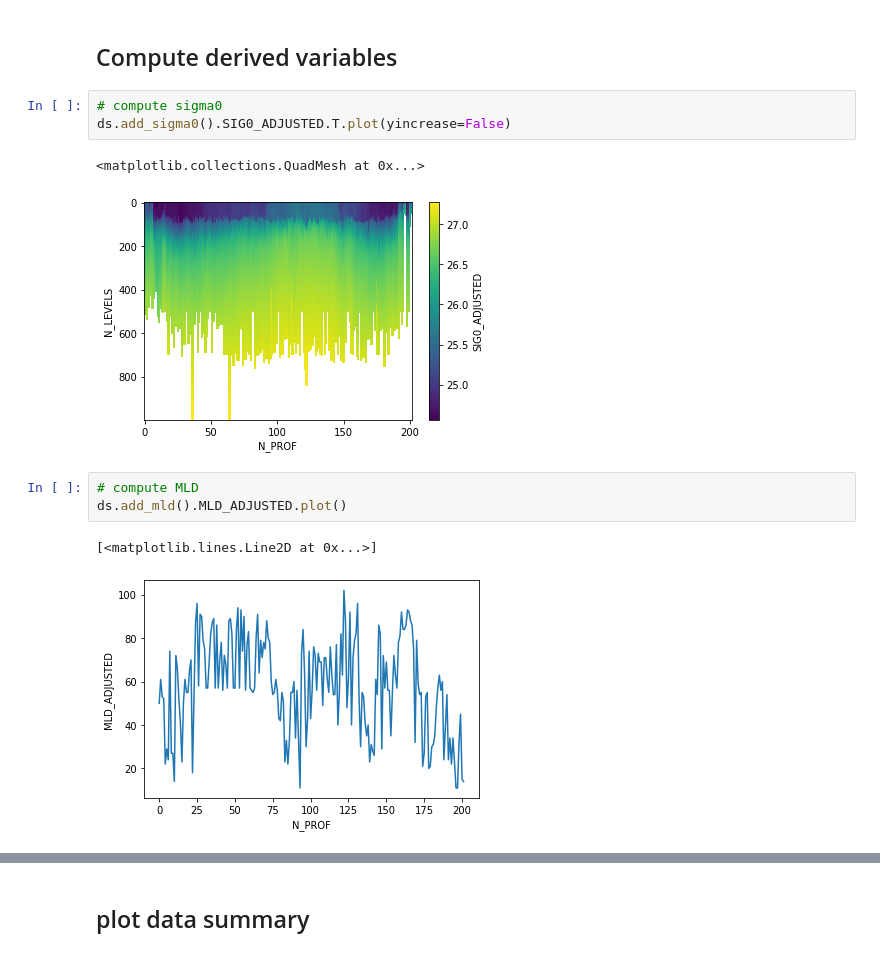
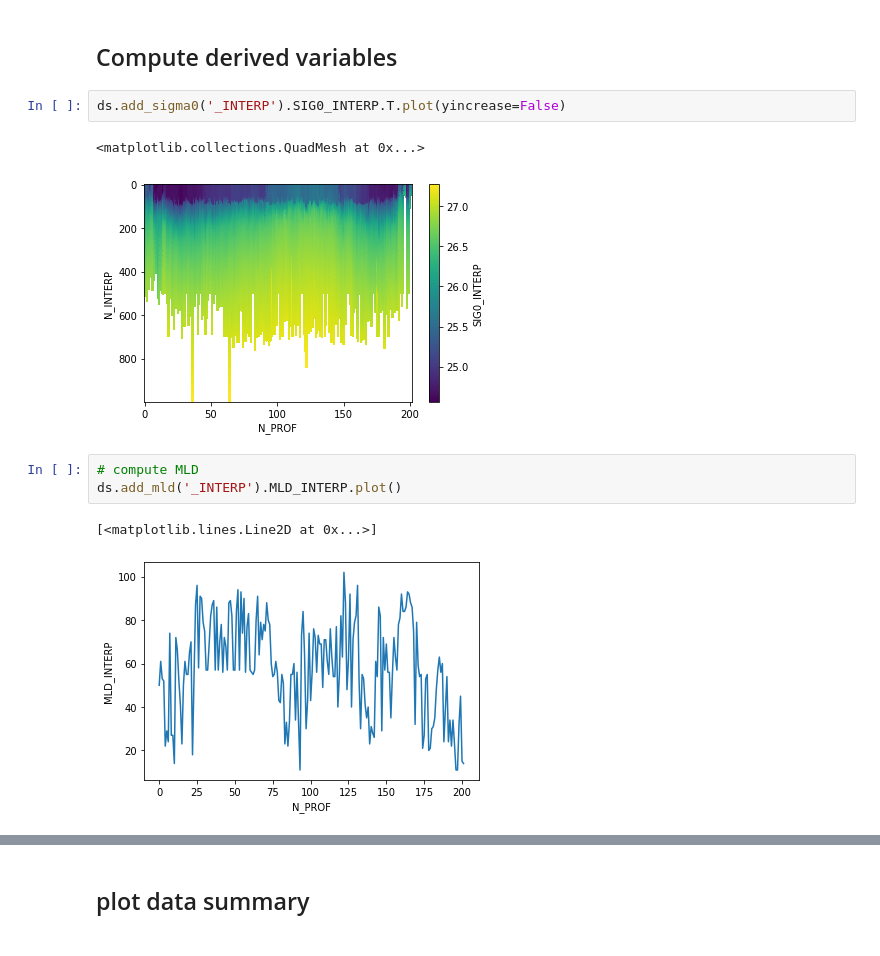
Before and after one commit to fabien-roquet/MEOP_process, a Jupyter notebook: python/tutorial_info_tag.ipynb, the cells around one changed output, grey strips where cells are left out. Saved outputs shown, nothing was run; the diff lists cells and outputs as text.

```diff
--- a/python/tutorial_info_tag.ipynb
+++ b/python/tutorial_info_tag.ipynb
@@ -73,14 +75,13 @@ ds.list_metadata()
 # %% [markdown]
 ## Compute derived variables
 # %%
-# compute sigma0
-ds.add_sigma0().SIG0_ADJUSTED.T.plot(yincrease=False)
+ds.add_sigma0('_INTERP').SIG0_INTERP.T.plot(yincrease=False)
 # %% [output]
 <matplotlib.collections.QuadMesh at 0x...>
-[figure, old version]
+[figure, new version]
 # %%
 # compute MLD
-ds.add_mld().MLD_ADJUSTED.plot()
+ds.add_mld('_INTERP').MLD_INTERP.plot()
 # %% [output]
 [<matplotlib.lines.Line2D at 0x...>]
-[figure, old version]
+[figure, new version]
```
Also changed, not shown: parts of 9 cells of this notebook.
